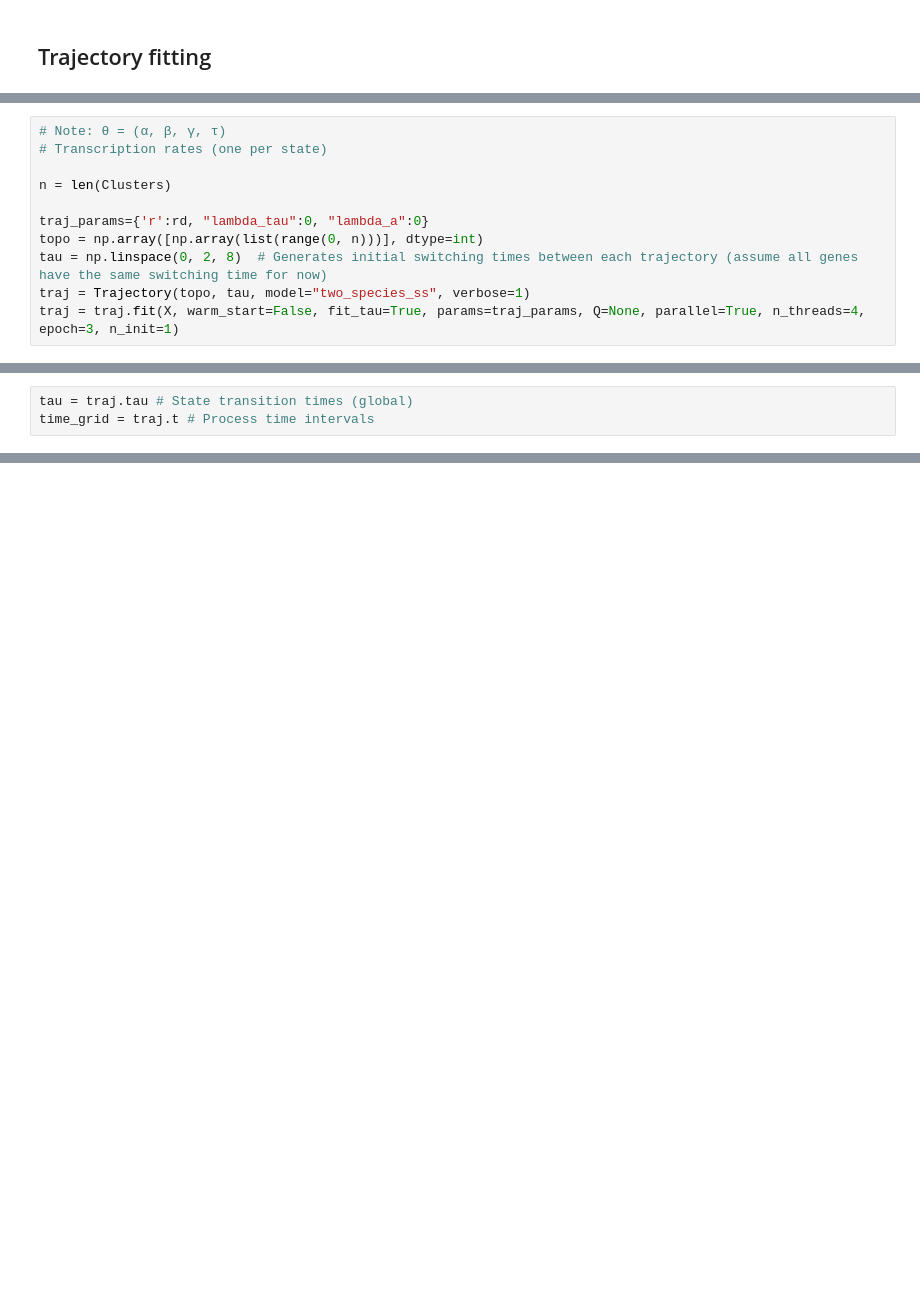
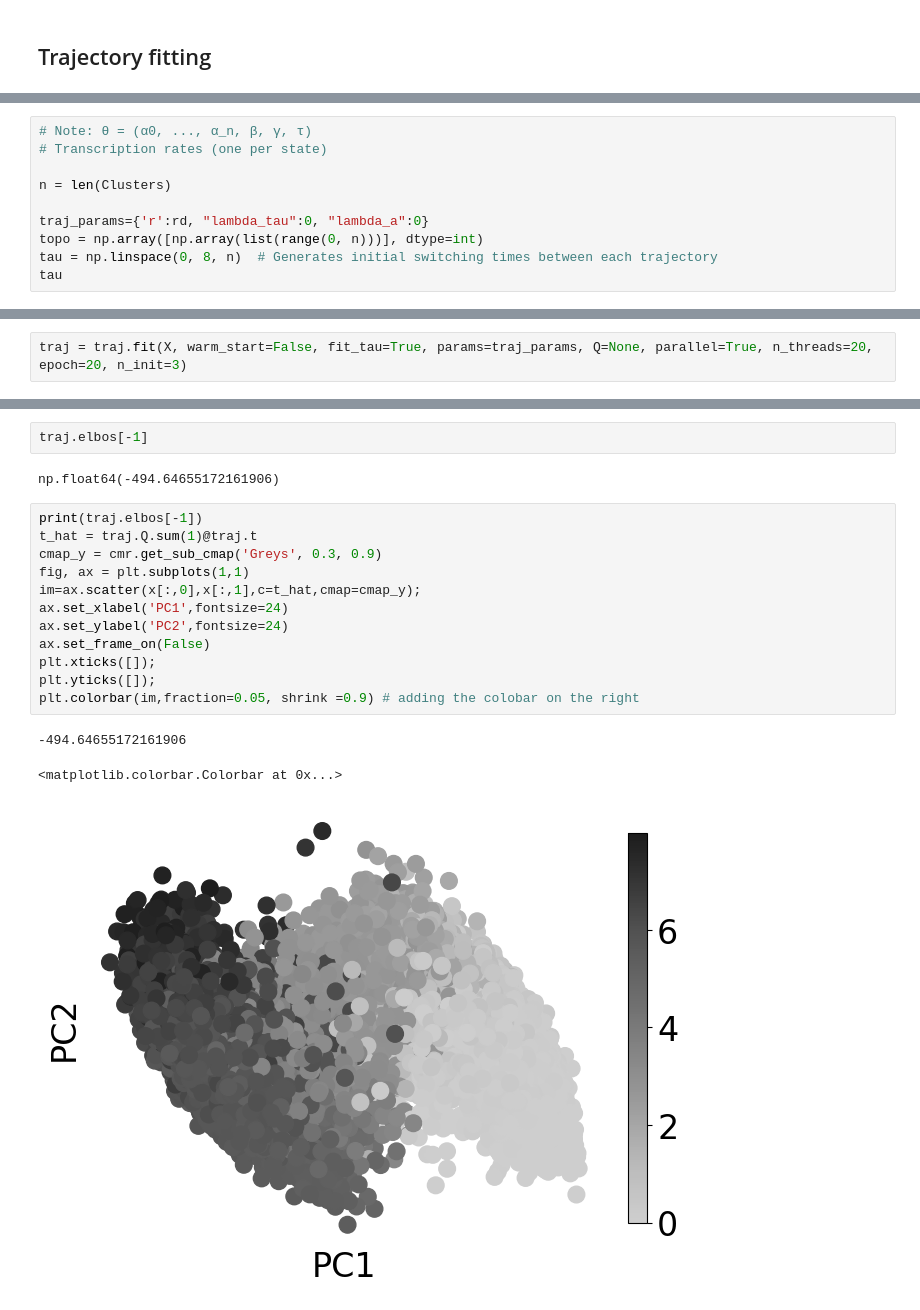
Before and after one commit to reliscu/chronocell_janssens_2025_preprint, a Jupyter notebook: 04_run_chronocell.ipynb, the cells around one changed output, grey strips where cells are left out. Saved outputs shown, nothing was run; the diff lists cells and outputs as text; blank space fills up the shorter version.

```diff
--- a/04_run_chronocell.ipynb
+++ b/04_run_chronocell.ipynb
@@ -340,12 +323,11 @@ elbo, PM.weights
 # %%
-# Note: θ = (α, β, γ, τ)
+# Note: θ = (α0, ..., α_n, β, γ, τ)
 # Transcription rates (one per state)
 
 n = len(Clusters)
 
 traj_params={'r':rd, "lambda_tau":0, "lambda_a":0}
 topo = np.array([np.array(list(range(0, n)))], dtype=int)
-tau = np.linspace(0, 2, 8)  # Generates initial switching times between each trajectory (assume all genes have the same switching time for now)
-traj = Trajectory(topo, tau, model="two_species_ss", verbose=1)
-traj = traj.fit(X, warm_start=False, fit_tau=True, params=traj_params, Q=None, parallel=True, n_threads=4, epoch=3, n_init=1)
+tau = np.linspace(0, 8, n)  # Generates initial switching times between each trajectory
+tau
 # %% [output]
@@ -354,3 +334,0 @@ trial 1
-# %%
-tau = traj.tau # State transition times (global)
-time_grid = traj.t # Process time intervals
@@ -472,0 +337,2 @@ np.float64(0.0)
+# %%
+traj = traj.fit(X, warm_start=False, fit_tau=True, params=traj_params, Q=None, parallel=True, n_threads=20, epoch=20, n_init=3)
@@ -472,0 +346,20 @@ np.float64(0.0)
+# %%
+traj.elbos[-1]
+# %% [output]
+np.float64(-494.64655172161906)
+# %%
+print(traj.elbos[-1])
+t_hat = traj.Q.sum(1)@traj.t
+cmap_y = cmr.get_sub_cmap('Greys', 0.3, 0.9)
+fig, ax = plt.subplots(1,1)
+im=ax.scatter(x[:,0],x[:,1],c=t_hat,cmap=cmap_y);
+ax.set_xlabel('PC1',fontsize=24)
+ax.set_ylabel('PC2',fontsize=24)
+ax.set_frame_on(False)
+plt.xticks([]);
+plt.yticks([]);
+plt.colorbar(im,fraction=0.05, shrink =0.9) # adding the colobar on the right
+# %% [output]
+-494.64655172161906
+<matplotlib.colorbar.Colorbar at 0x...>
+[figure, added]
```
Also changed, not shown: parts of 32 cells of this notebook, 1 other file.
